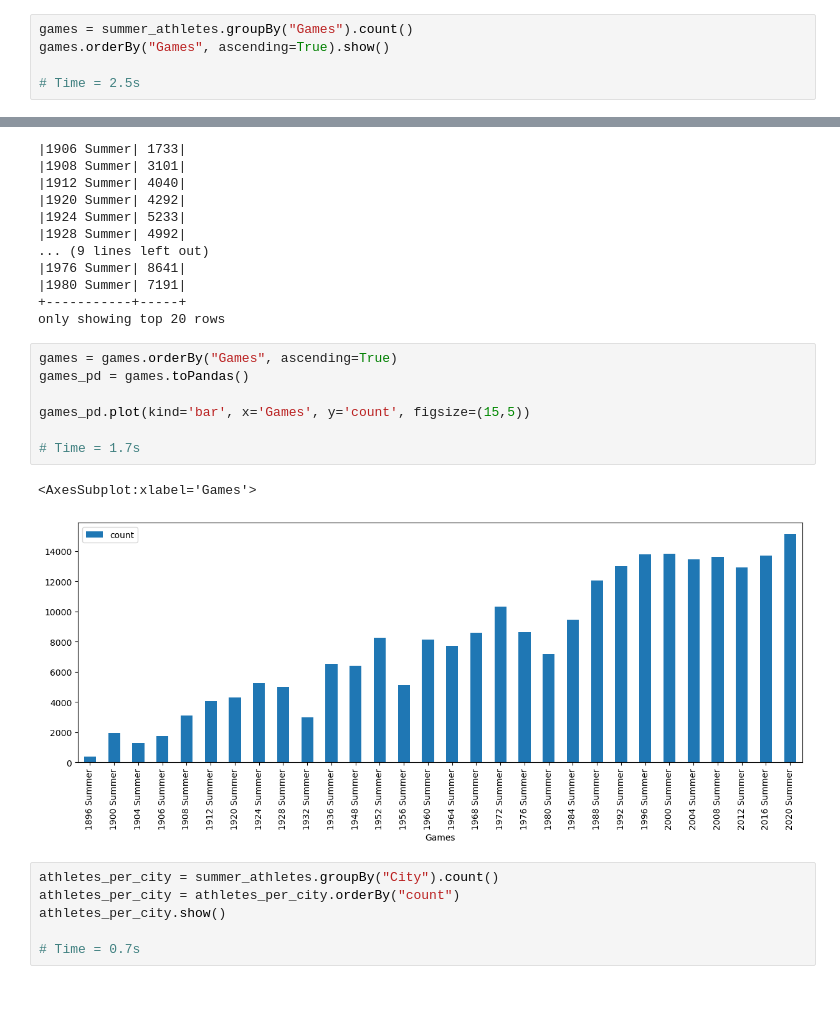
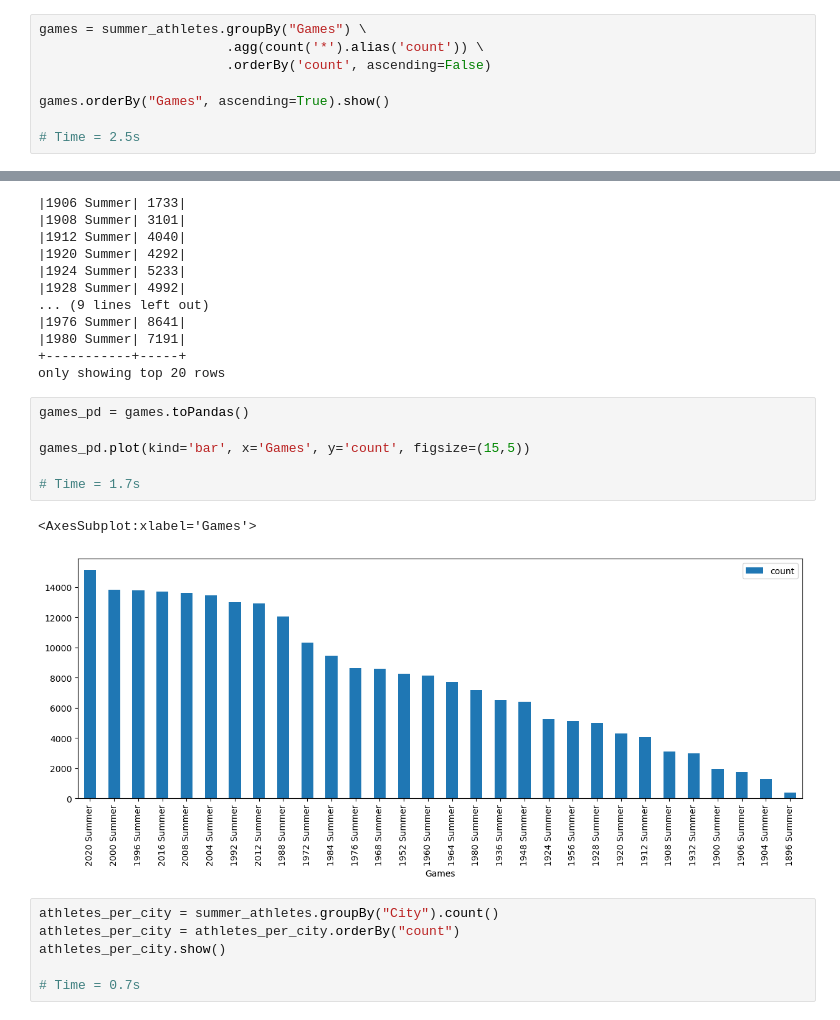
Before and after one commit to binda7/OG_pandas_pySpark_compare, a Jupyter notebook: Summer_Athletes_Olimpics_Analytics_PySpark_and_MatPlotLib.ipynb, the cells around one changed output, grey strips where cells are left out. Saved outputs shown, nothing was run; the diff lists cells and outputs as text.

```diff
--- a/Summer_Athletes_Olimpics_Analytics_PySpark_and_MatPlotLib.ipynb
+++ b/Summer_Athletes_Olimpics_Analytics_PySpark_and_MatPlotLib.ipynb
@@ -300,7 +298,10 @@ athletes_per_sex_pd.plot(kind="pie", y="count", labels=athletes_per_sex_pd["Sex"
 <AxesSubplot:ylabel='count'>
 [figure]
 # %%
-games = summer_athletes.groupBy("Games").count()
+games = summer_athletes.groupBy("Games") \
+                        .agg(count('*').alias('count')) \
+                        .orderBy('count', ascending=False)
+
 games.orderBy("Games", ascending=True).show()
 
 # Time = 2.5s
@@ -323,15 +324,14 @@ games.orderBy("Games", ascending=True).show()
 +-----------+-----+
 only showing top 20 rows
 # %%
-games = games.orderBy("Games", ascending=True)
 games_pd = games.toPandas()
 
 games_pd.plot(kind='bar', x='Games', y='count', figsize=(15,5))
 
 # Time = 1.7s
 # %% [output]
 <AxesSubplot:xlabel='Games'>
-[figure, old version]
+[figure, new version]
 # %%
 athletes_per_city = summer_athletes.groupBy("City").count()
 athletes_per_city = athletes_per_city.orderBy("count")
```
Also changed, not shown: parts of 19 cells of this notebook, 1 other file.
